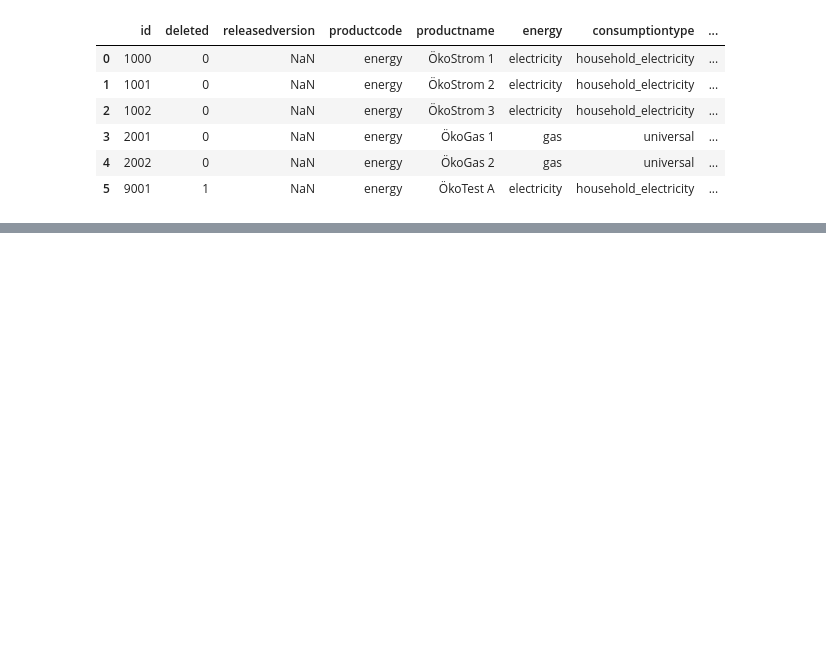
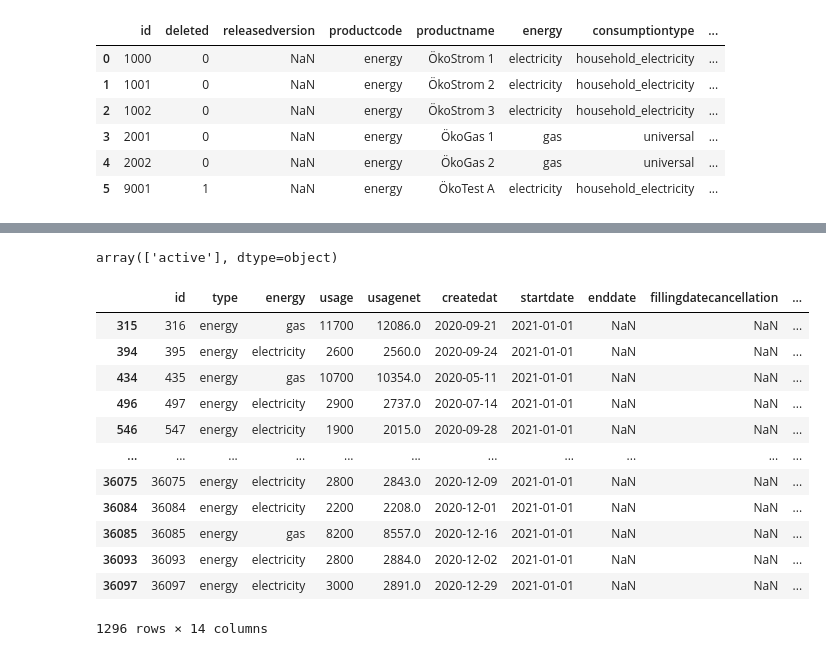
Before and after one commit to jha-manvi/CaseStudy_DE, a Jupyter notebook: process_output.ipynb, the cells around one changed output, grey strips where cells are left out. Drawn from its saved outputs; the diff is of its cells as text; code cells hidden in the pictures; blank space fills up the shorter version.

```diff
--- a/process_output.ipynb
+++ b/process_output.ipynb
@@ -59,0 +75,22 @@ SyntaxError: invalid syntax (<ipython-input-16-b645b1005036>, line 1)
+# %%
+df1=df_cont[df_cont['startdate'] == '2021-01-01']
+# %%
+df1.status.unique()
+# %% [output]
+array(['active'], dtype=object)
+# %%
+df1
+# %% [output]
+|  | id | type | energy | usage | usagenet | createdat | startdate | enddate | fillingdatecancellation | ... |
+| 315 | 316 | energy | gas | 11700 | 12086.0 | 2020-09-21 | 2021-01-01 | NaN | NaN | ... |
+| 394 | 395 | energy | electricity | 2600 | 2560.0 | 2020-09-24 | 2021-01-01 | NaN | NaN | ... |
+| 434 | 435 | energy | gas | 10700 | 10354.0 | 2020-05-11 | 2021-01-01 | NaN | NaN | ... |
+| 496 | 497 | energy | electricity | 2900 | 2737.0 | 2020-07-14 | 2021-01-01 | NaN | NaN | ... |
+| 546 | 547 | energy | electricity | 1900 | 2015.0 | 2020-09-28 | 2021-01-01 | NaN | NaN | ... |
+| ... | ... | ... | ... | ... | ... | ... | ... | ... | ... | ... |
+| 36075 | 36075 | energy | electricity | 2800 | 2843.0 | 2020-12-09 | 2021-01-01 | NaN | NaN | ... |
+| 36084 | 36084 | energy | electricity | 2200 | 2208.0 | 2020-12-01 | 2021-01-01 | NaN | NaN | ... |
+| 36085 | 36085 | energy | gas | 8200 | 8557.0 | 2020-12-16 | 2021-01-01 | NaN | NaN | ... |
+| 36093 | 36093 | energy | electricity | 2800 | 2884.0 | 2020-12-02 | 2021-01-01 | NaN | NaN | ... |
+| 36097 | 36097 | energy | electricity | 3000 | 2891.0 | 2020-12-29 | 2021-01-01 | NaN | NaN | ... |
+1296 rows × 14 columns
```
Also changed, not shown: parts of 2 cells of this notebook, 16 other files.
